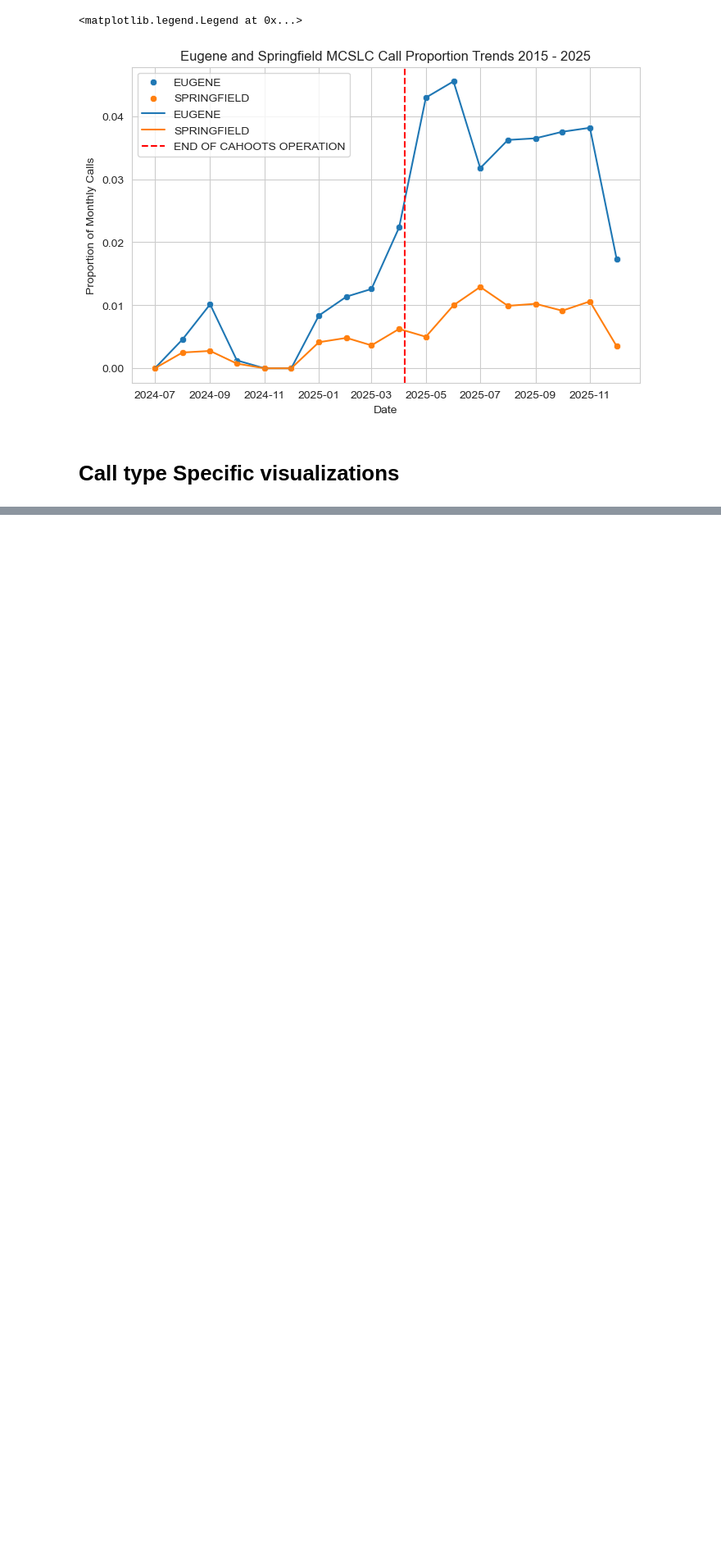
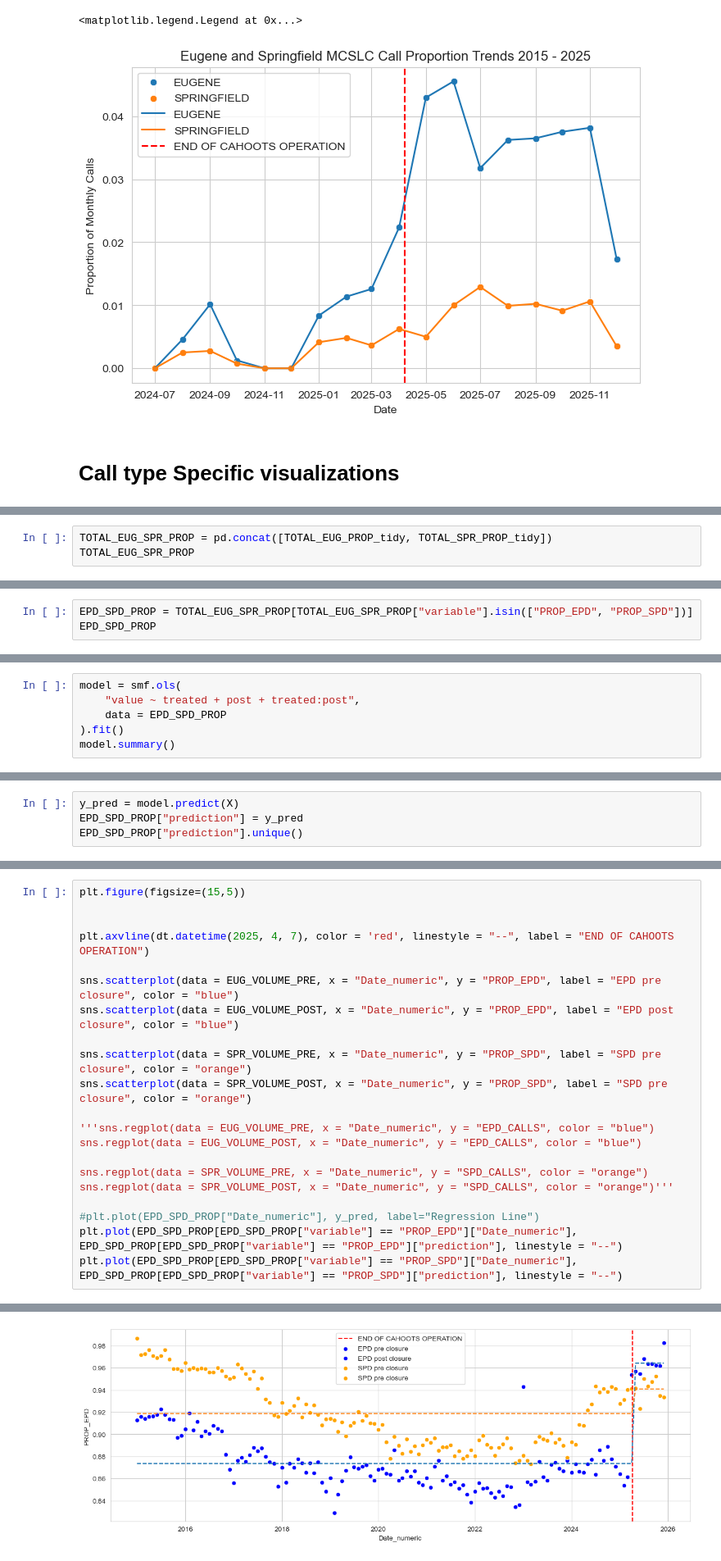
Before and after one commit to luhlig123/DataScienceInAction, a Jupyter notebook: DSCI410_Data_Processing.ipynb, the cells around one changed output, grey strips where cells are left out. Shown at 82% size. Saved outputs shown, nothing was run; the diff lists cells and outputs as text; blank space fills up the shorter version.

```diff
--- a/DSCI410_Data_Processing.ipynb
+++ b/DSCI410_Data_Processing.ipynb
@@ -578,0 +594,3 @@ plt.xticks(rotation=-90);
+# %%
+TOTAL_EUG_SPR_PROP = pd.concat([TOTAL_EUG_PROP_tidy, TOTAL_SPR_PROP_tidy])
+TOTAL_EUG_SPR_PROP
@@ -578,0 +713,3 @@ plt.xticks(rotation=-90);
+# %%
+EPD_SPD_PROP = TOTAL_EUG_SPR_PROP[TOTAL_EUG_SPR_PROP["variable"].isin(["PROP_EPD", "PROP_SPD"])]
+EPD_SPD_PROP
@@ -578,0 +730,6 @@ plt.xticks(rotation=-90);
+# %%
+model = smf.ols(
+    "value ~ treated + post + treated:post",
+    data = EPD_SPD_PROP
+).fit()
+model.summary()
@@ -578,0 +758,4 @@ plt.xticks(rotation=-90);
+# %%
+y_pred = model.predict(X)
+EPD_SPD_PROP["prediction"] = y_pred
+EPD_SPD_PROP["prediction"].unique()
@@ -578,0 +769,22 @@ plt.xticks(rotation=-90);
+# %%
+plt.figure(figsize=(15,5))
+
+
+plt.axvline(dt.datetime(2025, 4, 7), color = 'red', linestyle = "--", label = "END OF CAHOOTS OPERATION")
+
+sns.scatterplot(data = EUG_VOLUME_PRE, x = "Date_numeric", y = "PROP_EPD", label = "EPD pre closure", color = "blue")
+sns.scatterplot(data = EUG_VOLUME_POST, x = "Date_numeric", y = "PROP_EPD", label = "EPD post closure", color = "blue")
+
+sns.scatterplot(data = SPR_VOLUME_PRE, x = "Date_numeric", y = "PROP_SPD", label = "SPD pre closure", color = "orange")
+sns.scatterplot(data = SPR_VOLUME_POST, x = "Date_numeric", y = "PROP_SPD", label = "SPD pre closure", color = "orange")
+
+'''sns.regplot(data = EUG_VOLUME_PRE, x = "Date_numeric", y = "EPD_CALLS", color = "blue")
+sns.regplot(data = EUG_VOLUME_POST, x = "Date_numeric", y = "EPD_CALLS", color = "blue")
+
+sns.regplot(data = SPR_VOLUME_PRE, x = "Date_numeric", y = "SPD_CALLS", color = "orange")
+sns.regplot(data = SPR_VOLUME_POST, x = "Date_numeric", y = "SPD_CALLS", color = "orange")'''
+
+#plt.plot(EPD_SPD_PROP["Date_numeric"], y_pred, label="Regression Line")
+plt.plot(EPD_SPD_PROP[EPD_SPD_PROP["variable"] == "PROP_EPD"]["Date_numeric"], EPD_SPD_PROP[EPD_SPD_PROP["variable"] == "PROP_EPD"]["prediction"], linestyle = "--")
+plt.plot(EPD_SPD_PROP[EPD_SPD_PROP["variable"] == "PROP_SPD"]["Date_numeric"], EPD_SPD_PROP[EPD_SPD_PROP["variable"] == "PROP_SPD"]["prediction"], linestyle = "--")
+# %% [output]
@@ -578,0 +792 @@ plt.xticks(rotation=-90);
+[figure, added]
```
Also changed, not shown: parts of 33 cells of this notebook, 8 other files.
